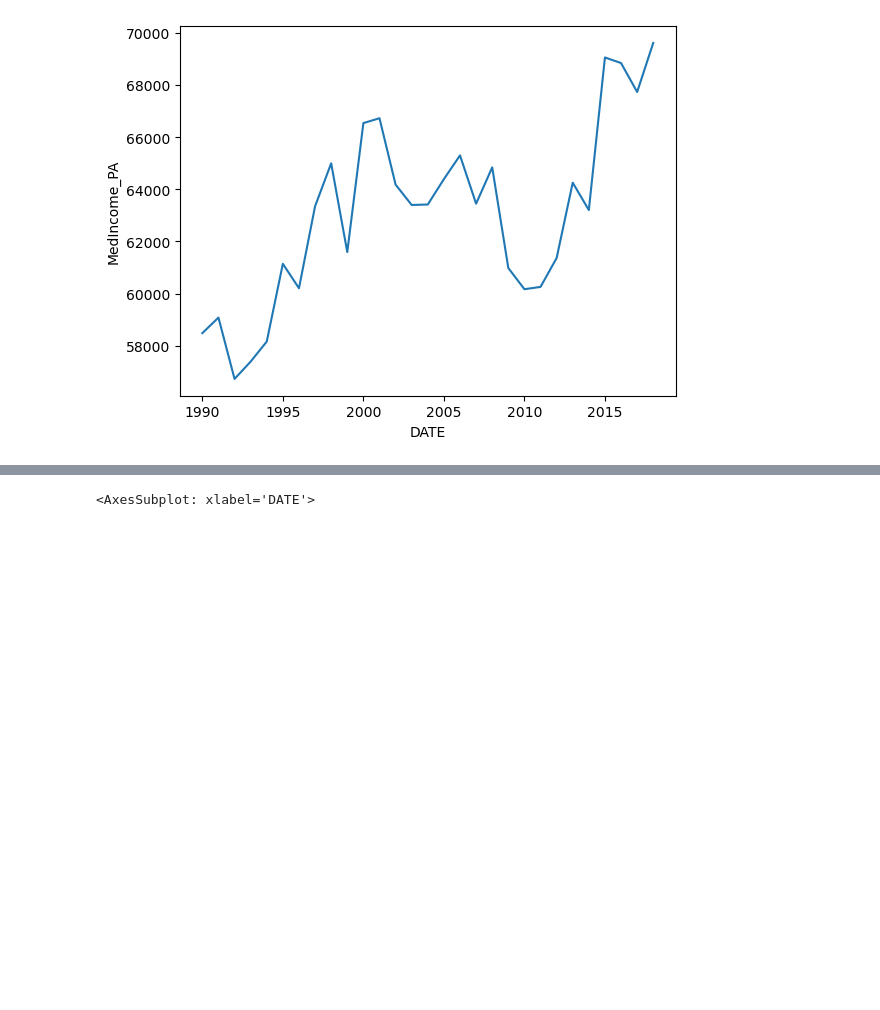
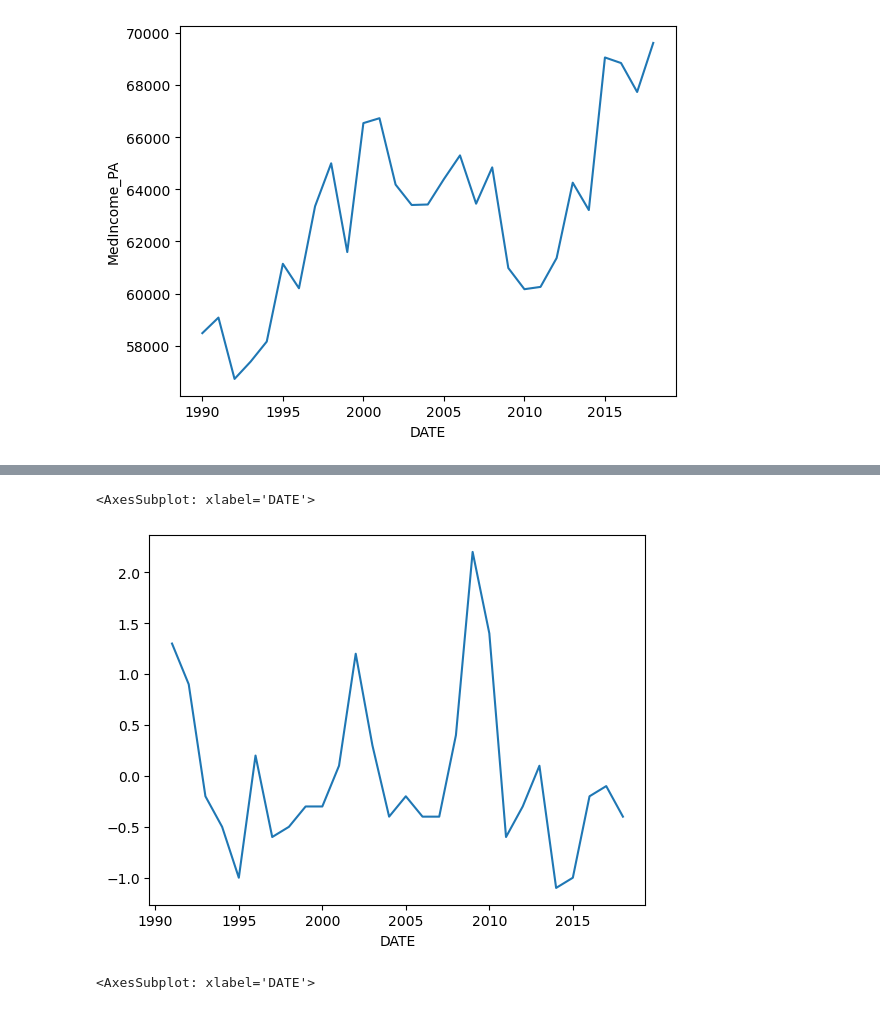
Before and after one commit to donbowen/Class-Notes-1045, a Jupyter notebook: Exercises/Plotting exercises.ipynb, the cells around one changed output, grey strips where cells are left out. Drawn from its saved outputs; the diff is of its cells as text; code cells hidden in the pictures; blank space fills up the shorter version.

```diff
--- a/Exercises/Plotting exercises.ipynb
+++ b/Exercises/Plotting exercises.ipynb
@@ -165,6 +175,11 @@ sns.lineplot(data=year_state_tall.query('state == "PA" '),
 # %%
 # q1
 # lineplot, but need CHANGE in une
+# %%
+year_state_wide['Unemployment_PA'].diff().plot()
+# %% [output]
+<AxesSubplot: xlabel='DATE'>
+[figure, added]
 # %%
 year_state_wide[['Unemployment_PA','Unemployment_MI']].diff().plot()
 # %% [output]
```
Also changed, not shown: parts of 22 cells of this notebook, 2 other files.
